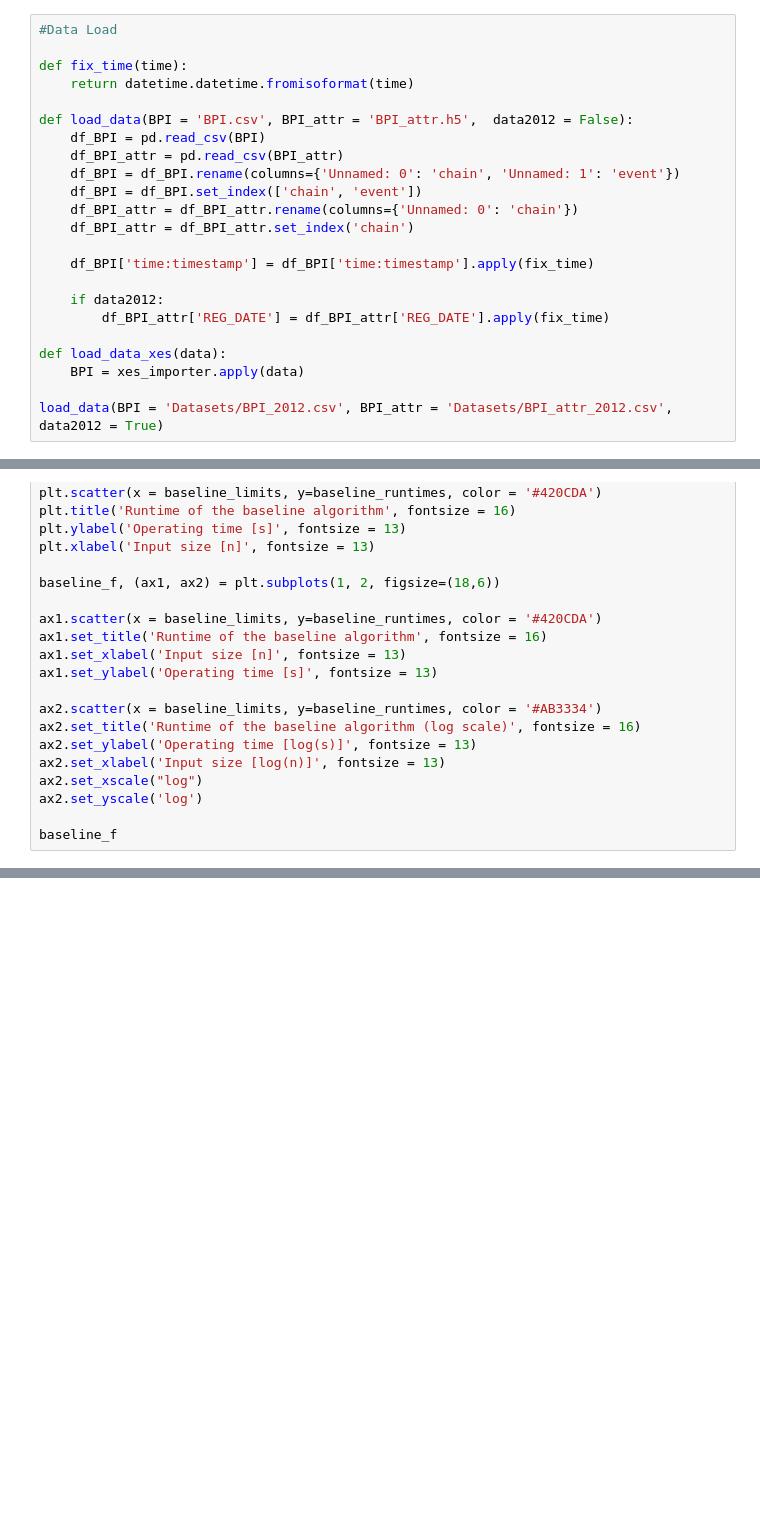
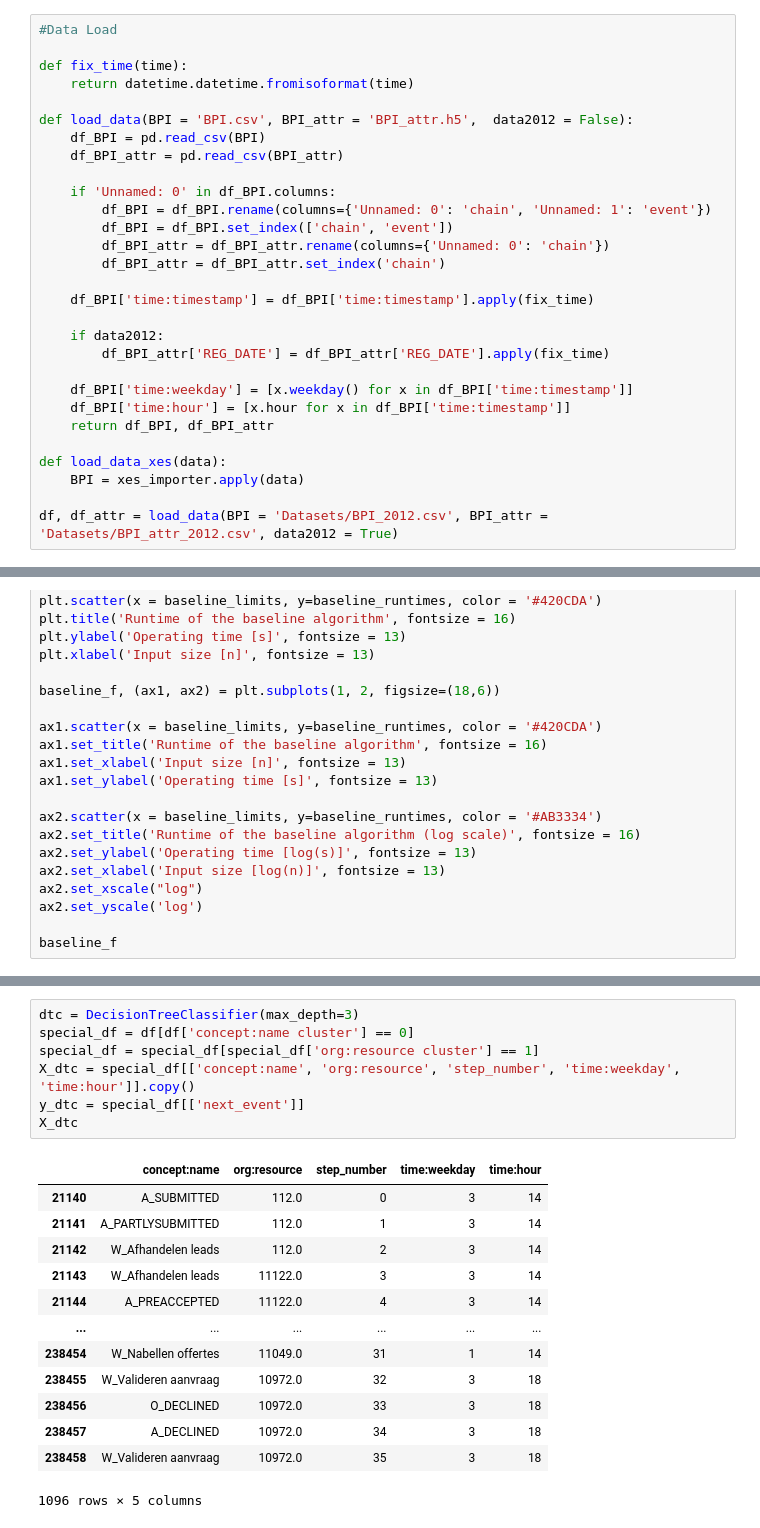
Before and after one commit to erenaydoslu/process-minning, a Jupyter notebook: Miner.ipynb, the cells around one changed output, grey strips where cells are left out. Drawn from its saved outputs; the diff is of its cells as text; blank space fills up the shorter version.

```diff
--- a/Miner.ipynb
+++ b/Miner.ipynb
@@ -122,20 +120,26 @@ def fix_time(time):
 def load_data(BPI = 'BPI.csv', BPI_attr = 'BPI_attr.h5',  data2012 = False):
     df_BPI = pd.read_csv(BPI)
     df_BPI_attr = pd.read_csv(BPI_attr)
-    df_BPI = df_BPI.rename(columns={'Unnamed: 0': 'chain', 'Unnamed: 1': 'event'})
-    df_BPI = df_BPI.set_index(['chain', 'event'])
-    df_BPI_attr = df_BPI_attr.rename(columns={'Unnamed: 0': 'chain'})
-    df_BPI_attr = df_BPI_attr.set_index('chain')
+
+    if 'Unnamed: 0' in df_BPI.columns:
+        df_BPI = df_BPI.rename(columns={'Unnamed: 0': 'chain', 'Unnamed: 1': 'event'})
+        df_BPI = df_BPI.set_index(['chain', 'event'])
+        df_BPI_attr = df_BPI_attr.rename(columns={'Unnamed: 0': 'chain'})
+        df_BPI_attr = df_BPI_attr.set_index('chain')
 
     df_BPI['time:timestamp'] = df_BPI['time:timestamp'].apply(fix_time)
 
     if data2012:
         df_BPI_attr['REG_DATE'] = df_BPI_attr['REG_DATE'].apply(fix_time)
 
+    df_BPI['time:weekday'] = [x.weekday() for x in df_BPI['time:timestamp']]
+    df_BPI['time:hour'] = [x.hour for x in df_BPI['time:timestamp']]
+    return df_BPI, df_BPI_attr
+
 def load_data_xes(data):
     BPI = xes_importer.apply(data)
 
-load_data(BPI = 'Datasets/BPI_2012.csv', BPI_attr = 'Datasets/BPI_attr_2012.csv', data2012 = True)
+df, df_attr = load_data(BPI = 'Datasets/BPI_2012.csv', BPI_attr = 'Datasets/BPI_attr_2012.csv', data2012 = True)
 # %%
 #Split Data
 
@@ -542,0 +584,21 @@ df.tail()
+# %%
+dtc = DecisionTreeClassifier(max_depth=3)
+special_df = df[df['concept:name cluster'] == 0]
+special_df = special_df[special_df['org:resource cluster'] == 1]
+X_dtc = special_df[['concept:name', 'org:resource', 'step_number', 'time:weekday', 'time:hour']].copy()
+y_dtc = special_df[['next_event']]
+X_dtc
+# %% [output]
+|  | concept:name | org:resource | step_number | time:weekday | time:hour |
+| 21140 | A_SUBMITTED | 112.0 | 0 | 3 | 14 |
+| 21141 | A_PARTLYSUBMITTED | 112.0 | 1 | 3 | 14 |
+| 21142 | W_Afhandelen leads | 112.0 | 2 | 3 | 14 |
+| 21143 | W_Afhandelen leads | 11122.0 | 3 | 3 | 14 |
+| 21144 | A_PREACCEPTED | 11122.0 | 4 | 3 | 14 |
+| ... | ... | ... | ... | ... | ... |
+| 238454 | W_Nabellen offertes | 11049.0 | 31 | 1 | 14 |
+| 238455 | W_Valideren aanvraag | 10972.0 | 32 | 3 | 18 |
+| 238456 | O_DECLINED | 10972.0 | 33 | 3 | 18 |
+| 238457 | A_DECLINED | 10972.0 | 34 | 3 | 18 |
+| 238458 | W_Valideren aanvraag | 10972.0 | 35 | 3 | 18 |
+1096 rows × 5 columns
```
Also changed, not shown: parts of 6 cells of this notebook.
